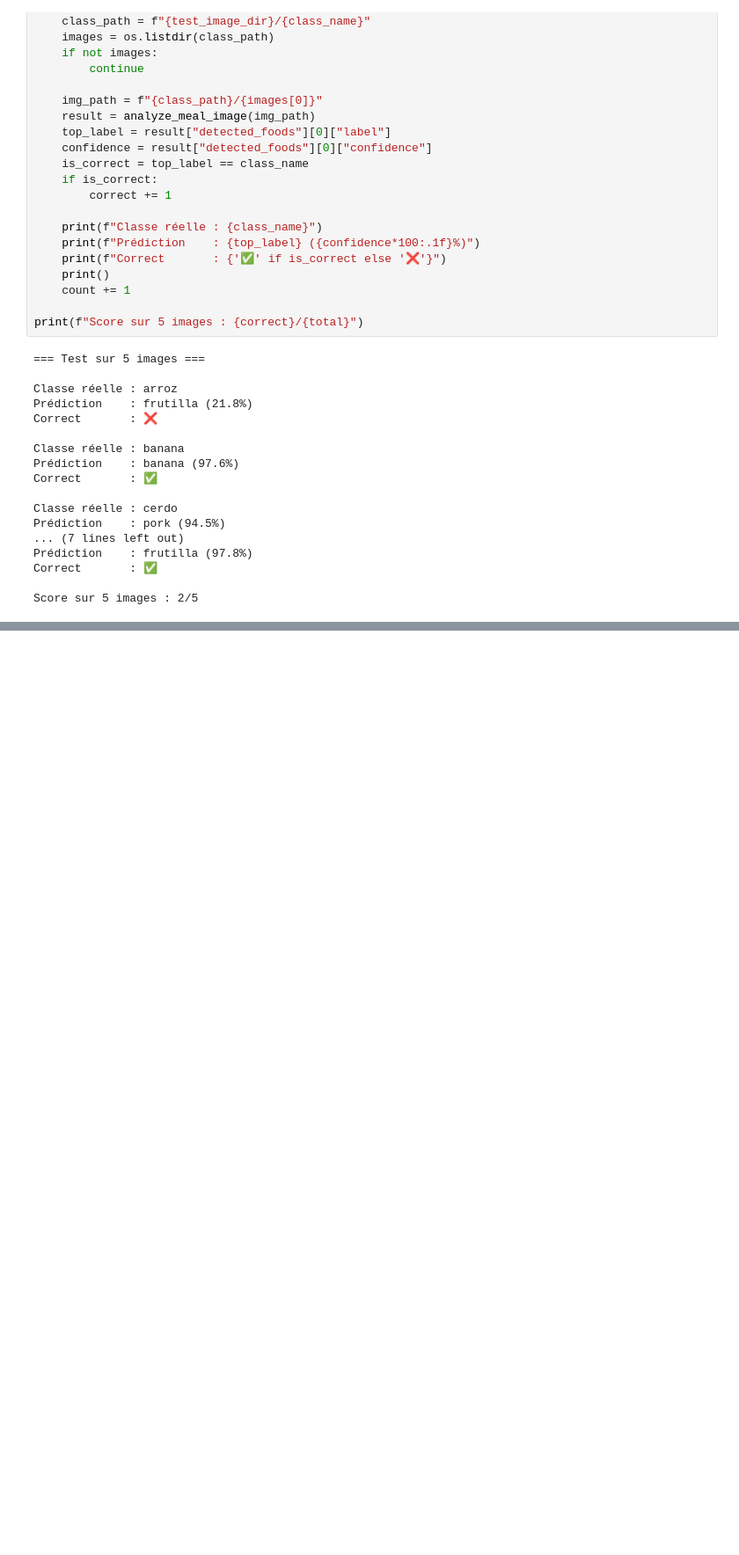
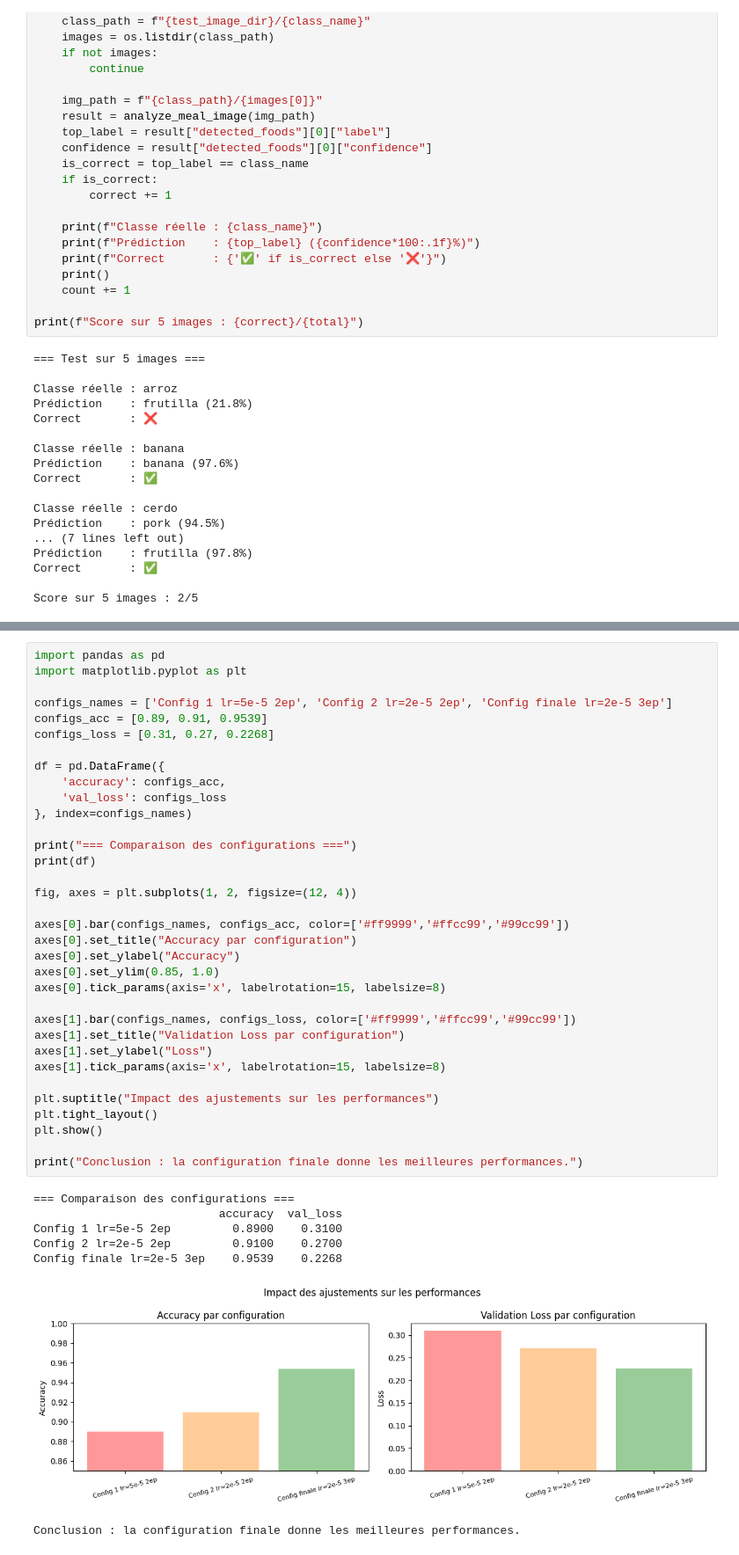
Before and after one commit to dasbap/healthIA_api, a Jupyter notebook: ai-service/notebooks/01_meal_image_analyzer.ipynb, the cells around one changed output, grey strips where cells are left out. Shown at 88% size. Saved outputs shown, nothing was run; the diff lists cells and outputs as text; blank space fills up the shorter version.

```diff
--- a/ai-service/notebooks/01_meal_image_analyzer.ipynb
+++ b/ai-service/notebooks/01_meal_image_analyzer.ipynb
@@ -445,0 +613,42 @@ weighted avg       0.93      0.95      0.94       239
+# %%
+import pandas as pd
+import matplotlib.pyplot as plt
+
+configs_names = ['Config 1 lr=5e-5 2ep', 'Config 2 lr=2e-5 2ep', 'Config finale lr=2e-5 3ep']
+configs_acc = [0.89, 0.91, 0.9539]
+configs_loss = [0.31, 0.27, 0.2268]
+
+df = pd.DataFrame({
+    'accuracy': configs_acc,
+    'val_loss': configs_loss
+}, index=configs_names)
+
+print("=== Comparaison des configurations ===")
+print(df)
+
+fig, axes = plt.subplots(1, 2, figsize=(12, 4))
+
+axes[0].bar(configs_names, configs_acc, color=['#ff9999','#ffcc99','#99cc99'])
+axes[0].set_title("Accuracy par configuration")
+axes[0].set_ylabel("Accuracy")
+axes[0].set_ylim(0.85, 1.0)
+axes[0].tick_params(axis='x', labelrotation=15, labelsize=8)
+
+axes[1].bar(configs_names, configs_loss, color=['#ff9999','#ffcc99','#99cc99'])
+axes[1].set_title("Validation Loss par configuration")
+axes[1].set_ylabel("Loss")
+axes[1].tick_params(axis='x', labelrotation=15, labelsize=8)
+
+plt.suptitle("Impact des ajustements sur les performances")
+plt.tight_layout()
+plt.show()
+
+print("Conclusion : la configuration finale donne les meilleures performances.")
+# %% [output]
+=== Comparaison des configurations ===
+                           accuracy  val_loss
+Config 1 lr=5e-5 2ep         0.8900    0.3100
+Config 2 lr=2e-5 2ep         0.9100    0.2700
+Config finale lr=2e-5 3ep    0.9539    0.2268
+[figure, added]
+Conclusion : la configuration finale donne les meilleures performances.
```
Also changed, not shown: parts of 34 cells of this notebook.
